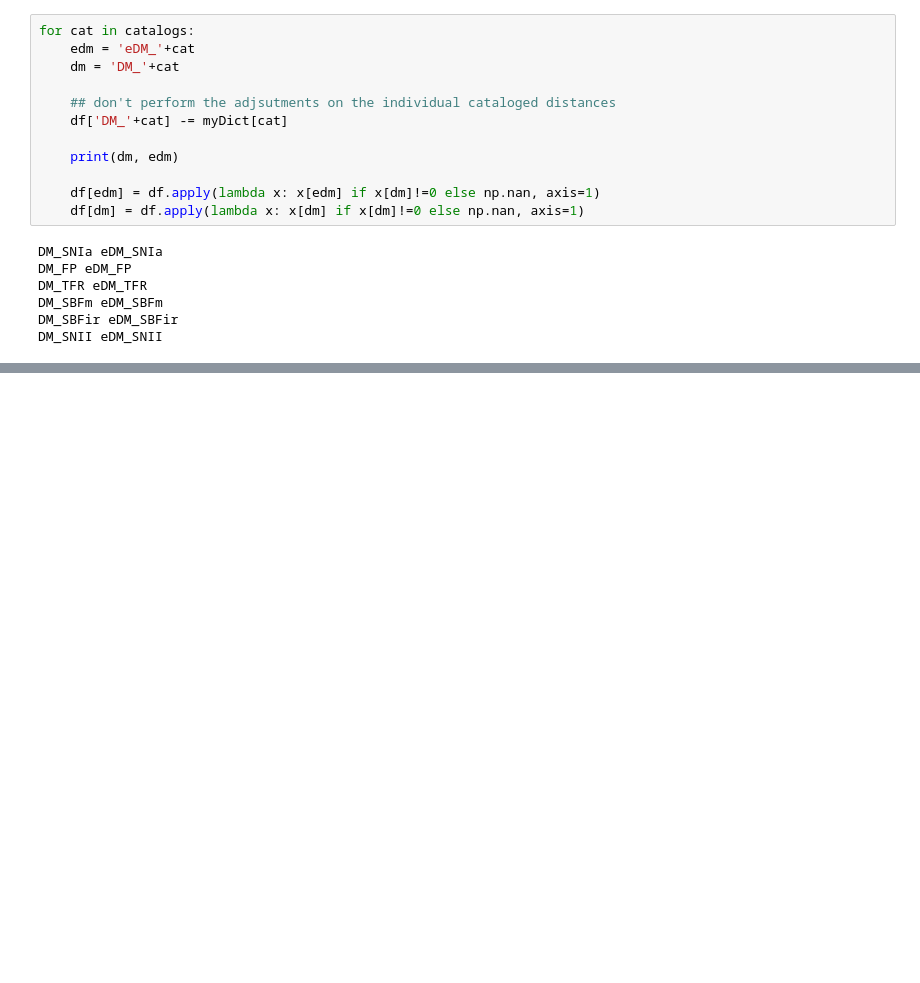
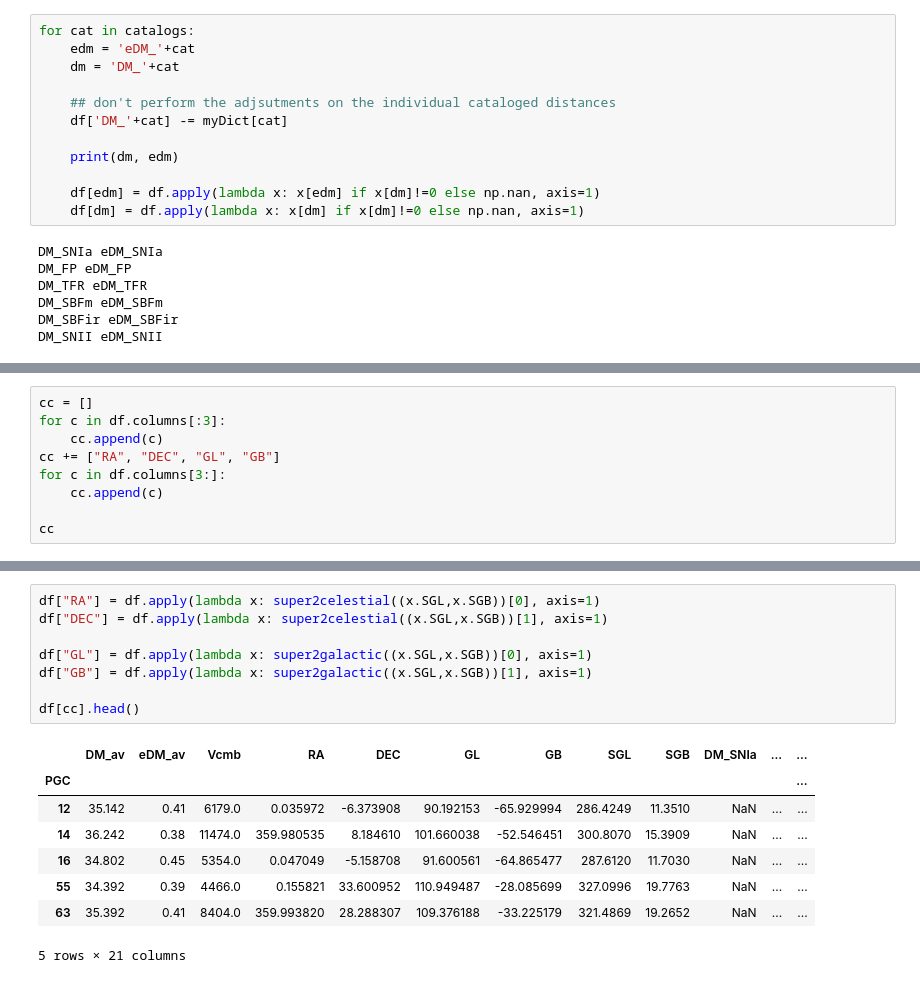
Before and after one commit to ekourkchi/CF4catalog, a Jupyter notebook: ALL_groups_catal.ipynb, the cells around one changed output, grey strips where cells are left out. Drawn from its saved outputs; the diff is of its cells as text; blank space fills up the shorter version.

```diff
--- a/ALL_groups_catal.ipynb
+++ b/ALL_groups_catal.ipynb
@@ -292,0 +302,9 @@ df.head()
+# %%
+cc = []
+for c in df.columns[:3]:
+    cc.append(c)
+cc += ["RA", "DEC", "GL", "GB"]
+for c in df.columns[3:]:
+    cc.append(c)
+
+cc
@@ -293 +336,18 @@ df.head()
+# %%
+df["RA"] = df.apply(lambda x: super2celestial((x.SGL,x.SGB))[0], axis=1)
+df["DEC"] = df.apply(lambda x: super2celestial((x.SGL,x.SGB))[1], axis=1)
+
+df["GL"] = df.apply(lambda x: super2galactic((x.SGL,x.SGB))[0], axis=1)
+df["GB"] = df.apply(lambda x: super2galactic((x.SGL,x.SGB))[1], axis=1)
+
+df[cc].head()
+# %% [output]
+|  | DM_av | eDM_av | Vcmb | RA | DEC | GL | GB | SGL | SGB | DM_SNIa | ... | ... |
+| PGC |  |  |  |  |  |  |  |  |  |  |  | ... |
+| 12 | 35.142 | 0.41 | 6179.0 | 0.035972 | -6.373908 | 90.192153 | -65.929994 | 286.4249 | 11.3510 | NaN | ... | ... |
+| 14 | 36.242 | 0.38 | 11474.0 | 359.980535 | 8.184610 | 101.660038 | -52.546451 | 300.8070 | 15.3909 | NaN | ... | ... |
+| 16 | 34.802 | 0.45 | 5354.0 | 0.047049 | -5.158708 | 91.600561 | -64.865477 | 287.6120 | 11.7030 | NaN | ... | ... |
+| 55 | 34.392 | 0.39 | 4466.0 | 0.155821 | 33.600952 | 110.949487 | -28.085699 | 327.0996 | 19.7763 | NaN | ... | ... |
+| 63 | 35.392 | 0.41 | 8404.0 | 359.993820 | 28.288307 | 109.376188 | -33.225179 | 321.4869 | 19.2652 | NaN | ... | ... |
+5 rows × 21 columns
 # %%
```
Also changed, not shown: parts of 9 cells of this notebook, 4 other files.
